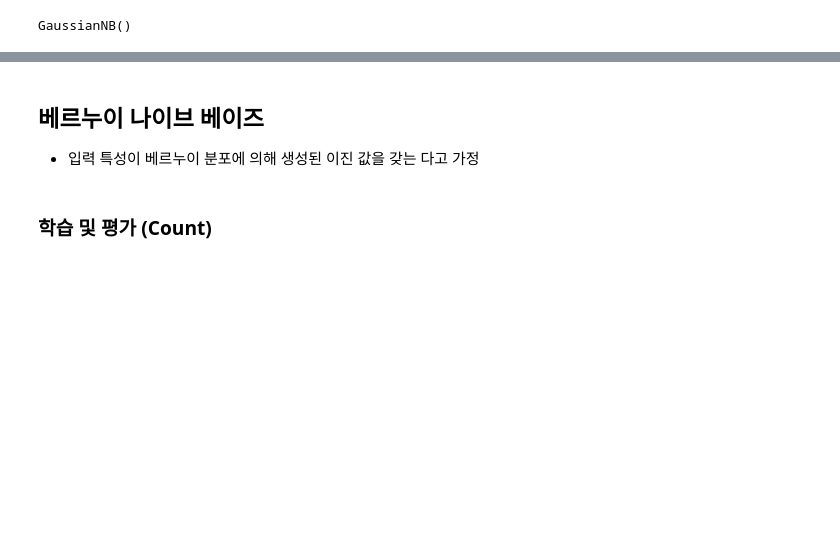
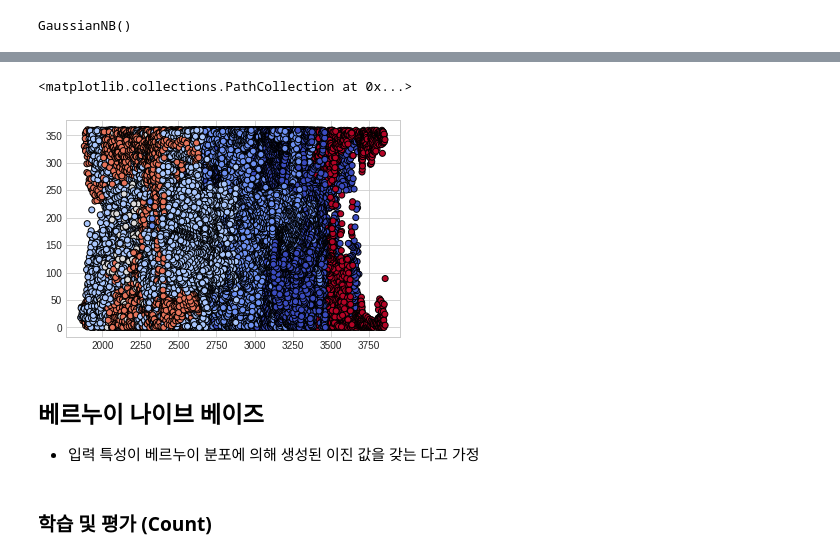
Before and after one commit to Tom-Jung/Suanlab_example, a Jupyter notebook: _7_나이브_베이즈_분류(Naive_Bayes_Classification).ipynb, the cells around one changed output, grey strips where cells are left out. Drawn from its saved outputs; the diff is of its cells as text; code cells hidden in the pictures; blank space fills up the shorter version.

```diff
--- a/_7_나이브_베이즈_분류(Naive_Bayes_Classification).ipynb
+++ b/_7_나이브_베이즈_분류(Naive_Bayes_Classification).ipynb
@@ -493,3 +507,8 @@ plt.scatter(X[:,0], X[:,1], c=y, cmap=plt.cm.coolwarm, s=20, edgecolors='k')
+# %%
+plt.scatter(covtype_X[:,0], covtype_X[:,1], c=covtype_y, cmap=plt.cm.coolwarm, edgecolor='k')
+# %% [output]
+<matplotlib.collections.PathCollection at 0x...>
+[figure, added]
 # %% [markdown]
 ## 베르누이 나이브 베이즈
 
```
Also changed, not shown: parts of 12 cells of this notebook.
